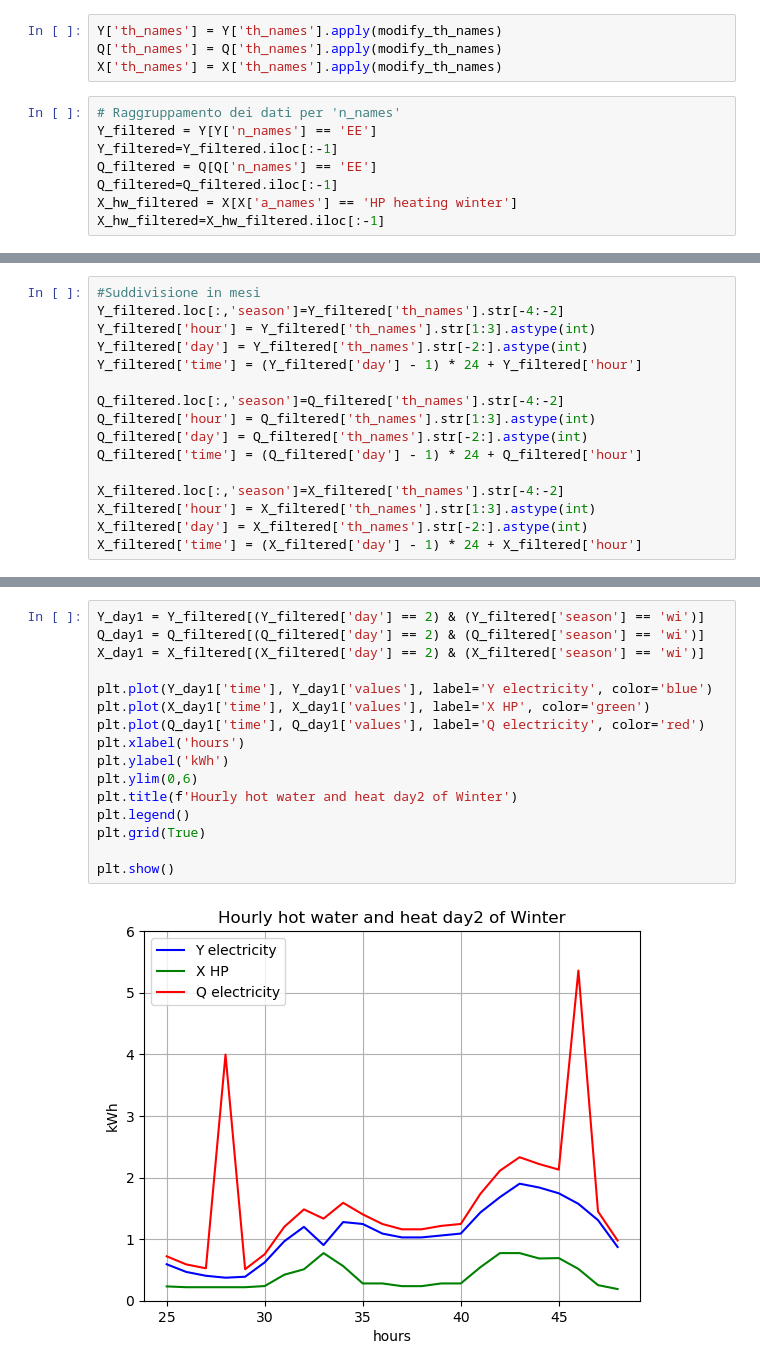
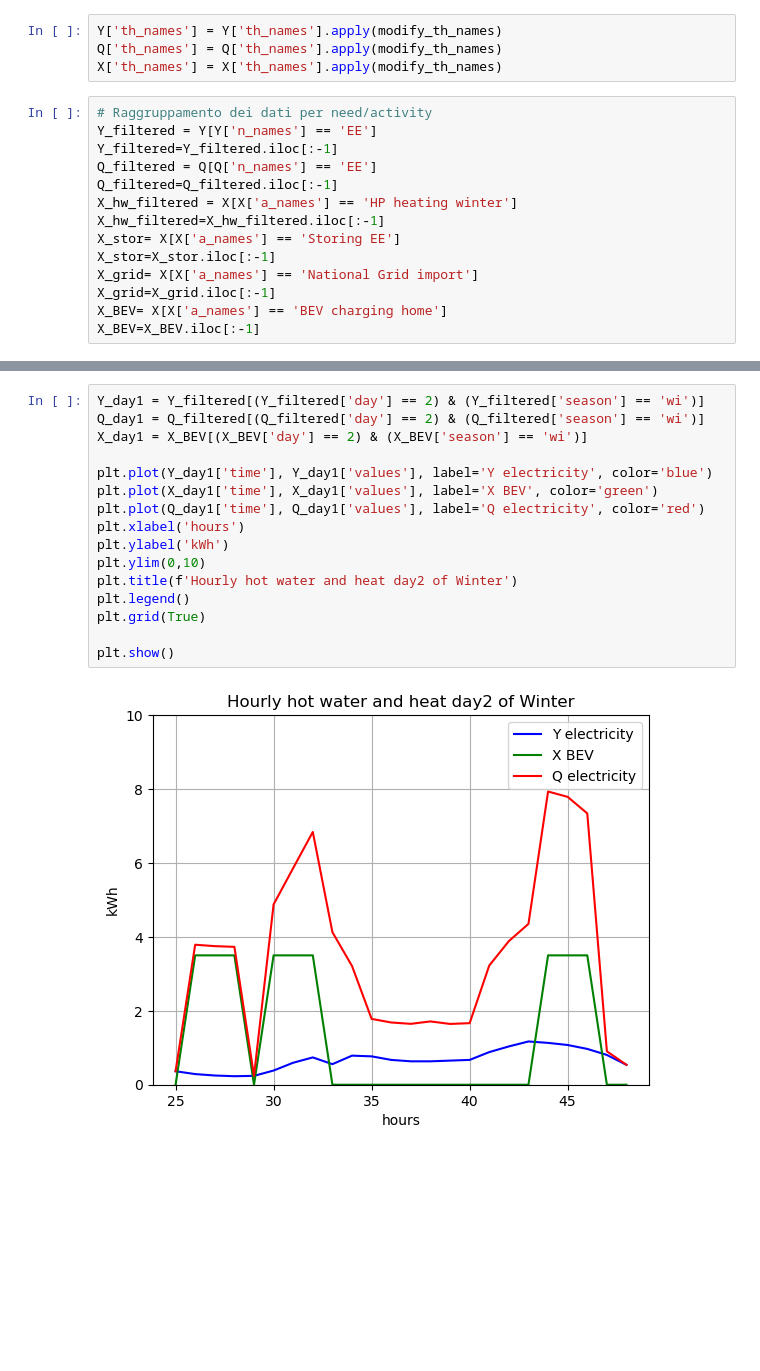
Before and after one commit to CamiCit/pyesm_tesi, a Jupyter notebook: thesis/case1_home/graphs.ipynb, the cells around one changed output, grey strips where cells are left out. Cells and saved outputs as stored; diff of their text form; blank space fills up the shorter version.

Commit message:
case1_home works
Optimized case1_home with acceptable data input.
First graphical elaborations

```diff
--- a/thesis/case1_home/graphs.ipynb
+++ b/thesis/case1_home/graphs.ipynb
@@ -30,10 +31,16 @@ Y['th_names'] = Y['th_names'].apply(modify_th_names)
 Q['th_names'] = Q['th_names'].apply(modify_th_names)
 X['th_names'] = X['th_names'].apply(modify_th_names)
 # %%
-# Raggruppamento dei dati per 'n_names'
+# Raggruppamento dei dati per need/activity
 Y_filtered = Y[Y['n_names'] == 'EE']
 Y_filtered=Y_filtered.iloc[:-1]
 Q_filtered = Q[Q['n_names'] == 'EE']
 Q_filtered=Q_filtered.iloc[:-1]
 X_hw_filtered = X[X['a_names'] == 'HP heating winter']
 X_hw_filtered=X_hw_filtered.iloc[:-1]
+X_stor= X[X['a_names'] == 'Storing EE']
+X_stor=X_stor.iloc[:-1]
+X_grid= X[X['a_names'] == 'National Grid import']
+X_grid=X_grid.iloc[:-1]
+X_BEV= X[X['a_names'] == 'BEV charging home']
+X_BEV=X_BEV.iloc[:-1]
@@ -43,17 +47 @@ X_filtered['values'] = X_hw_filtered['values']*0.5
-# %%
-#Suddivisione in mesi
-Y_filtered.loc[:,'season']=Y_filtered['th_names'].str[-4:-2]
-Y_filtered['hour'] = Y_filtered['th_names'].str[1:3].astype(int)
-Y_filtered['day'] = Y_filtered['th_names'].str[-2:].astype(int)
-Y_filtered['time'] = (Y_filtered['day'] - 1) * 24 + Y_filtered['hour']
-
-Q_filtered.loc[:,'season']=Q_filtered['th_names'].str[-4:-2]
-Q_filtered['hour'] = Q_filtered['th_names'].str[1:3].astype(int)
-Q_filtered['day'] = Q_filtered['th_names'].str[-2:].astype(int)
-Q_filtered['time'] = (Q_filtered['day'] - 1) * 24 + Q_filtered['hour']
-
-X_filtered.loc[:,'season']=X_filtered['th_names'].str[-4:-2]
-X_filtered['hour'] = X_filtered['th_names'].str[1:3].astype(int)
-X_filtered['day'] = X_filtered['th_names'].str[-2:].astype(int)
-X_filtered['time'] = (X_filtered['day'] - 1) * 24 + X_filtered['hour']
 # %%
@@ -92,18 +176,18 @@ plt.show()
 # %%
 Y_day1 = Y_filtered[(Y_filtered['day'] == 2) & (Y_filtered['season'] == 'wi')]
 Q_day1 = Q_filtered[(Q_filtered['day'] == 2) & (Q_filtered['season'] == 'wi')]
-X_day1 = X_filtered[(X_filtered['day'] == 2) & (X_filtered['season'] == 'wi')]
+X_day1 = X_BEV[(X_BEV['day'] == 2) & (X_BEV['season'] == 'wi')]
 
 plt.plot(Y_day1['time'], Y_day1['values'], label='Y electricity', color='blue')
-plt.plot(X_day1['time'], X_day1['values'], label='X HP', color='green')
+plt.plot(X_day1['time'], X_day1['values'], label='X BEV', color='green')
 plt.plot(Q_day1['time'], Q_day1['values'], label='Q electricity', color='red')
 plt.xlabel('hours')
 plt.ylabel('kWh')
-plt.ylim(0,6)
+plt.ylim(0,10)
 plt.title(f'Hourly hot water and heat day2 of Winter')
 plt.legend()
 plt.grid(True)
 
 plt.show()
 # %% [output]
-[figure, old version]
+[figure, new version]
```
Also changed, not shown: parts of 6 cells of this notebook, 18 other files.
